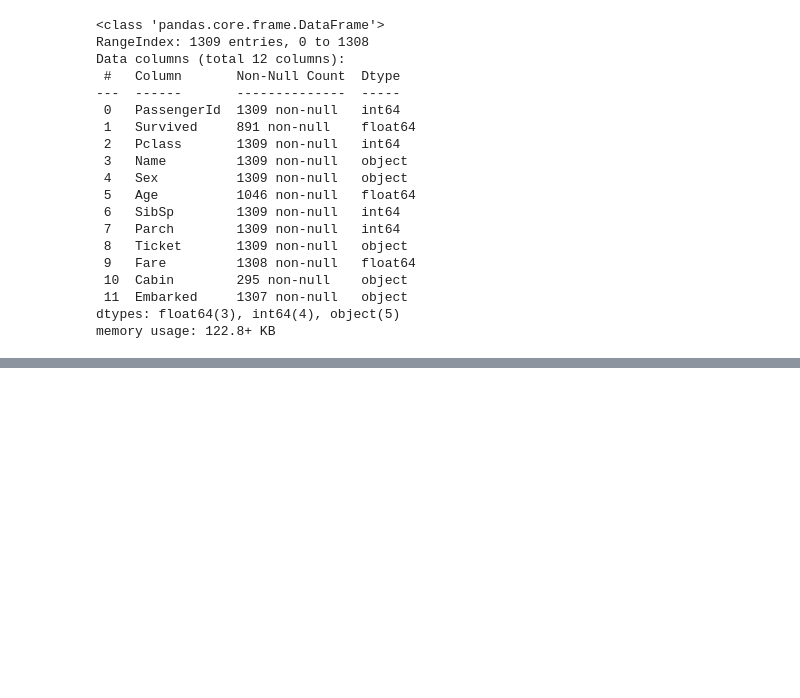
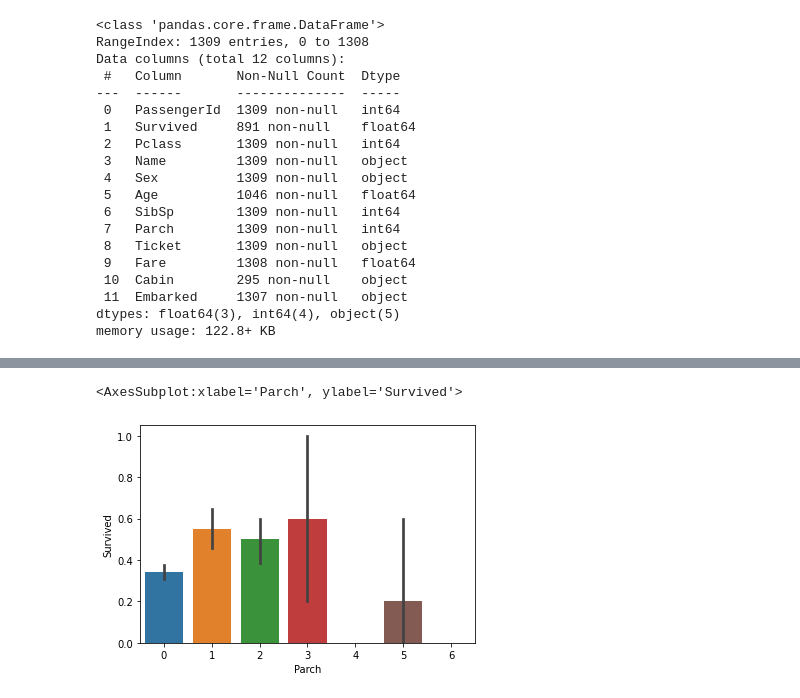
Before and after one commit to qingfengliu/statics_use, a Jupyter notebook: python/kaggle/泰坦尼克号/网上的一个方法.ipynb, the cells around one changed output, grey strips where cells are left out. Cells and saved outputs as stored; diff of their text form; code cells hidden in the pictures; blank space fills up the shorter version.

```diff
--- a/python/kaggle/泰坦尼克号/网上的一个方法.ipynb
+++ b/python/kaggle/泰坦尼克号/网上的一个方法.ipynb
@@ -27,0 +62,5 @@ memory usage: 122.8+ KB
+# %%
+sns.barplot(x="Parch", y="Survived", data=train)
+# %% [output]
+<AxesSubplot:xlabel='Parch', ylabel='Survived'>
+[figure, added]
```
Also changed, not shown: parts of 35 cells of this notebook, 11 other files.
